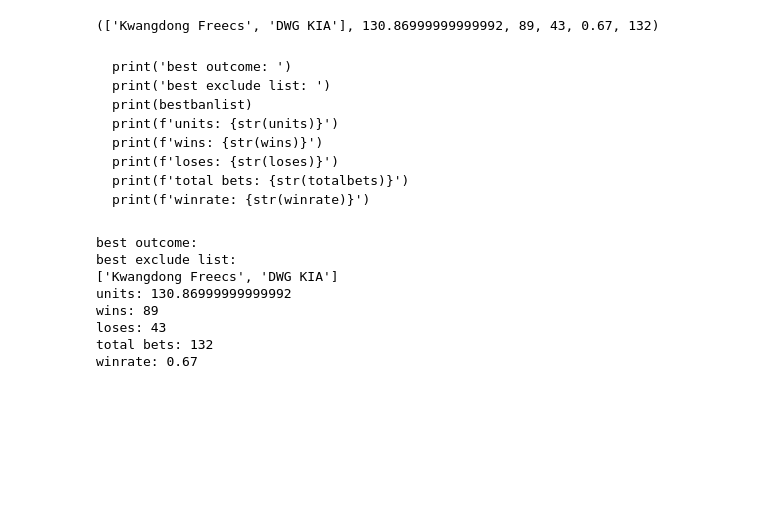
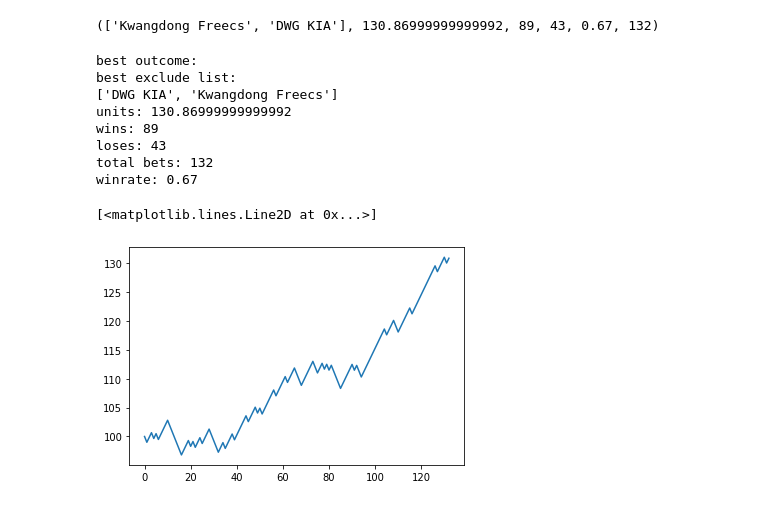
Before and after one commit to overlordLoki/lolz-server, a Jupyter notebook: playAround.ipynb, the cells around one changed output. Drawn from its saved outputs; the diff is of its cells as text; code cells hidden in the pictures; blank space fills up the shorter version.

Commit message:
grapf units

```diff
--- a/playAround.ipynb
+++ b/playAround.ipynb
@@ -130,16 +129,7 @@ bs.bestTeamSim(df_testing)
 # %% [output]
 (['Kwangdong Freecs', 'DWG KIA'], 130.86999999999992, 89, 43, 0.67, 132)
 # %%
-bestbanlist, units , wins, loses, winrate, totalbets = bs.bestTeamSim(df_testing)
+bestbanlist, units , wins, loses, winrate, totalbets, unitsOvertime = bs.bestTeamSim(df_testing)
-# %% [markdown]
-    print('best outcome: ')
-    print('best exclude list: ')
-    print(bestbanlist)
-    print(f'units: {str(units)}')
-    print(f'wins: {str(wins)}')
-    print(f'loses: {str(loses)}')
-    print(f'total bets: {str(totalbets)}')
-    print(f'winrate: {str(winrate)}')
 # %%
 print('best outcome: ')
 print('best exclude list: ')
@@ -152,9 +142,14 @@ print(f'winrate: {str(winrate)}')
 # %% [output]
 best outcome:
 best exclude list:
-['Kwangdong Freecs', 'DWG KIA']
+['DWG KIA', 'Kwangdong Freecs']
 units: 130.86999999999992
 wins: 89
 loses: 43
 total bets: 132
 winrate: 0.67
+# %%
+plt.plot(unitsOvertime)
+# %% [output]
+[<matplotlib.lines.Line2D at 0x...>]
+[figure, added]
```
Also changed, not shown: parts of 4 cells of this notebook, 1 other file.
